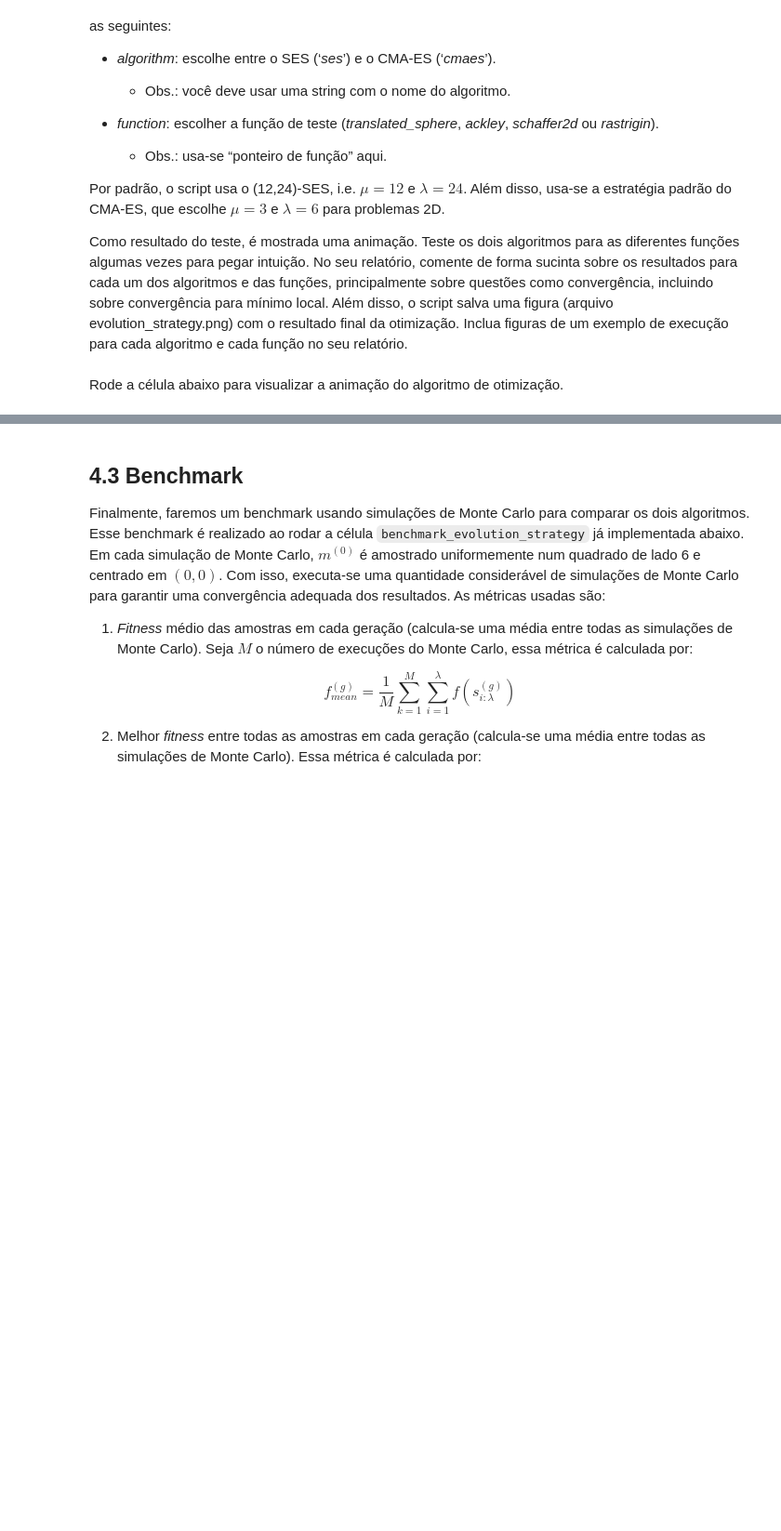
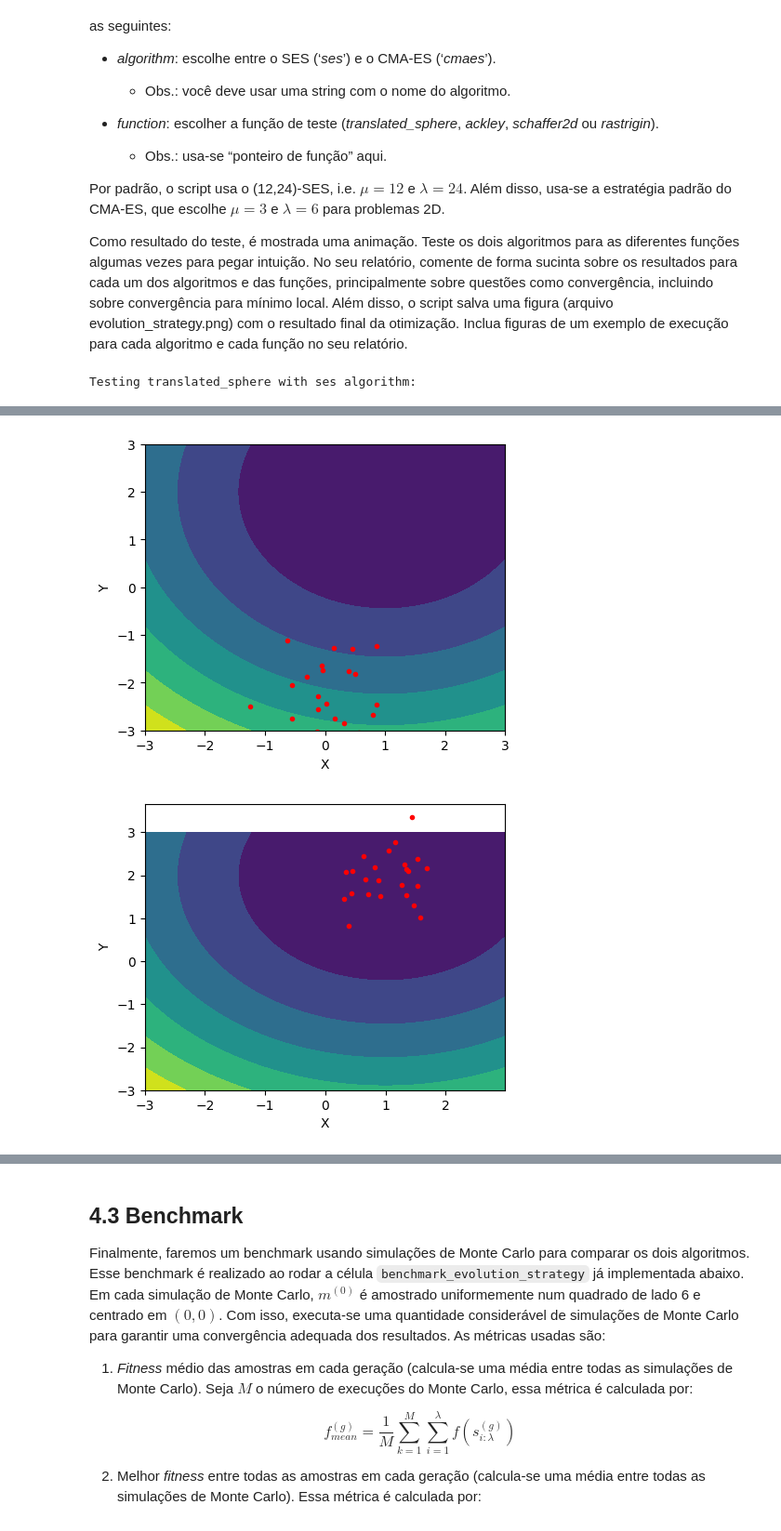
Before and after one commit to jonasdegrave/artificial-intelligence, a Jupyter notebook: 02 - Metaheuristic Optimization/IA_PEE_2022_Otimização_Metaheurística.ipynb, the cells around one changed output, grey strips where cells are left out. Shown at 93% size. Drawn from its saved outputs; the diff is of its cells as text; code cells hidden in the pictures; blank space fills up the shorter version.

```diff
--- a/02 - Metaheuristic Optimization/IA_PEE_2022_Otimização_Metaheurística.ipynb
+++ b/02 - Metaheuristic Optimization/IA_PEE_2022_Otimização_Metaheurística.ipynb
@@ -270,2 +288,0 @@ plt.savefig('results/evolution_strategy_{}_{}.{}'.format(algorithm, function.__n
-# %% [markdown]
-Rode a célula abaixo para visualizar a animação do algoritmo de otimização.
@@ -276,0 +289,5 @@ HTML(animation.to_html5_video())
+# %%
+test_function(translated_sphere, 'ses')
+HTML(animation.to_html5_video())
+# %% [output]
+Testing translated_sphere with ses algorithm:
@@ -276,0 +295,2 @@ HTML(animation.to_html5_video())
+[figure, added]
+[figure, added]
```
Also changed, not shown: parts of 13 cells of this notebook, 17 other files.
